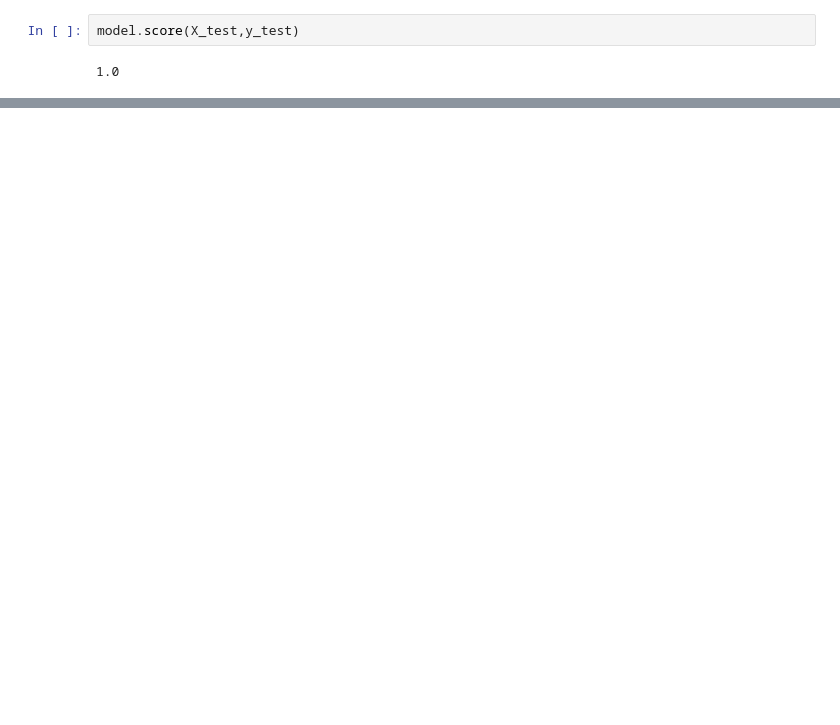
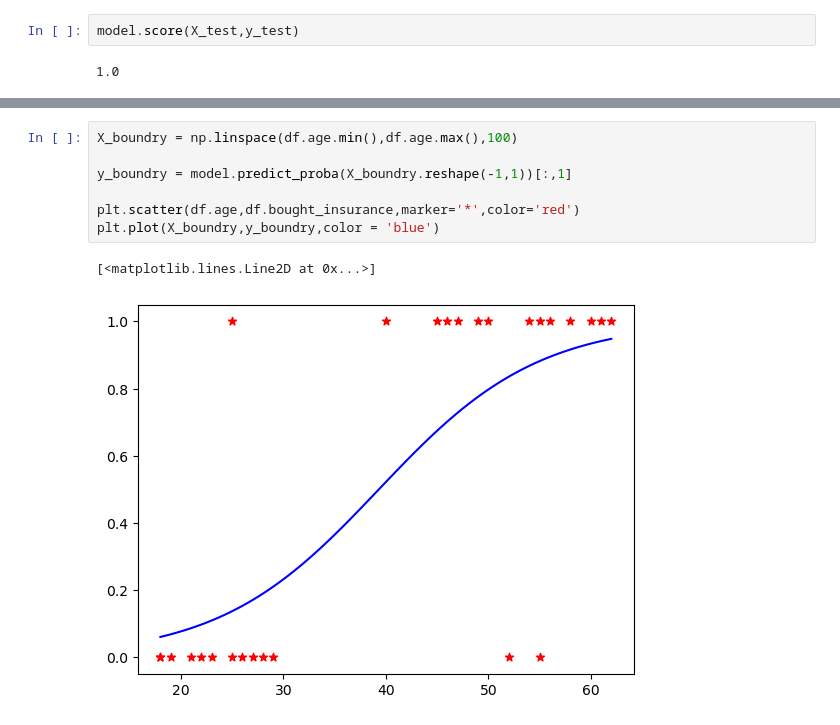
Before and after one commit to MdAshiqurRahmanZayed/Machine-learning-practice, a Jupyter notebook: 5.Logistic Regression/basic.ipynb, the cells around one changed output, grey strips where cells are left out. Drawn from its saved outputs; the diff is of its cells as text; blank space fills up the shorter version.

```diff
--- a/5.Logistic Regression/basic.ipynb
+++ b/5.Logistic Regression/basic.ipynb
@@ -63,0 +75,10 @@ array([[0.31546136, 0.68453864],
+# %%
+X_boundry = np.linspace(df.age.min(),df.age.max(),100)
+
+y_boundry = model.predict_proba(X_boundry.reshape(-1,1))[:,1]
+
+plt.scatter(df.age,df.bought_insurance,marker='*',color='red')
+plt.plot(X_boundry,y_boundry,color = 'blue')
+# %% [output]
+[<matplotlib.lines.Line2D at 0x...>]
+[figure, added]
```
Also changed, not shown: parts of 11 cells of this notebook, 3 other files.
